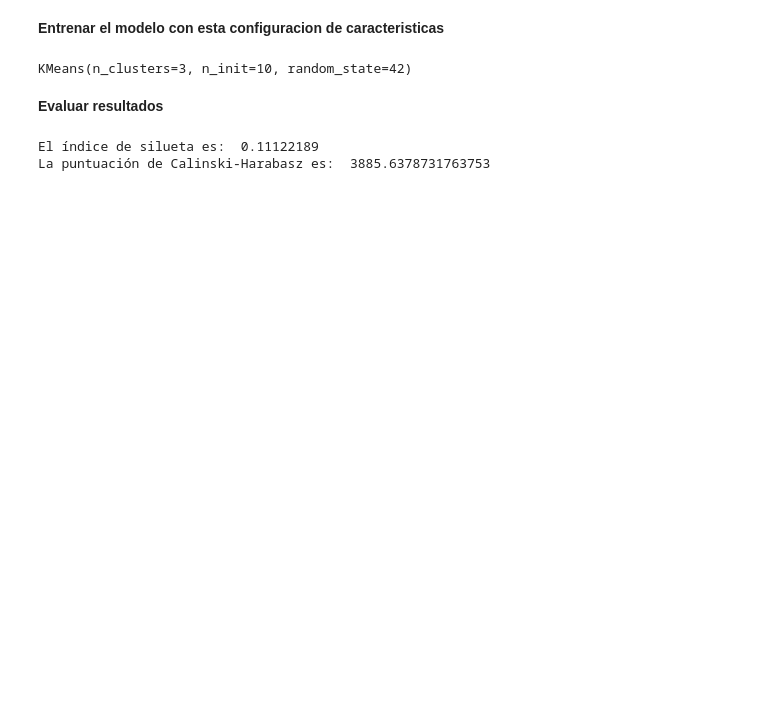
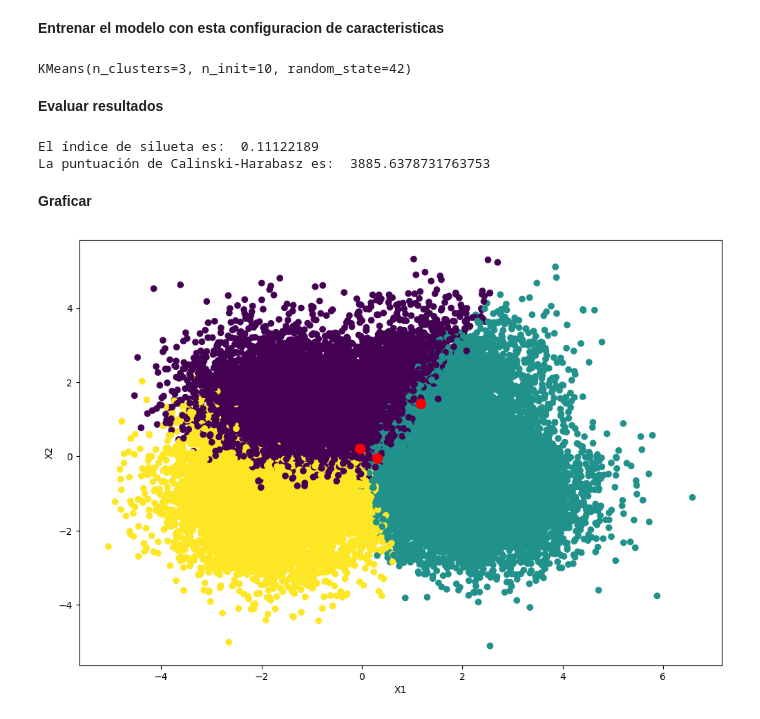
Before and after one commit to AliLogicM/ALN, a Jupyter notebook: practice4.ipynb, the cells around one changed output. Saved outputs shown, nothing was run; the diff lists cells and outputs as text; code cells hidden in the pictures; blank space fills up the shorter version.

Commit message:
Kmeans Clustering

```diff
--- a/practice4.ipynb
+++ b/practice4.ipynb
@@ -300,3 +299,26 @@ print("La puntuación de Calinski-Harabasz es: ", calinski_harabasz_score(X_best
 # %% [output]
 El índice de silueta es:  0.11122189
 La puntuación de Calinski-Harabasz es:  3885.6378731763753
+# %% [markdown]
+**Graficar**
+# %%
+from sklearn.decomposition import PCA
+
+# Crear el modelo
+pca = PCA(n_components=2)
+
+# Entrenar el modelo
+pca.fit(X_best)
+
+# Transformar los datos
+X_pca_best = pca.transform(X_best)
+
+# Graficar los clusters con centroides
+plt.figure(figsize=(12, 8))
+plt.scatter(X_pca_best[:, 0], X_pca_best[:, 1], c=ymeans_best, cmap='viridis')
+plt.scatter(kmeans.cluster_centers_[:, 0], kmeans.cluster_centers_[:, 1], c='red', s=100)
+plt.xlabel('X1')
+plt.ylabel('X2')
+plt.show()
+# %% [output]
+[figure, added]
```
Also changed, not shown: parts of 1 cell of this notebook.
